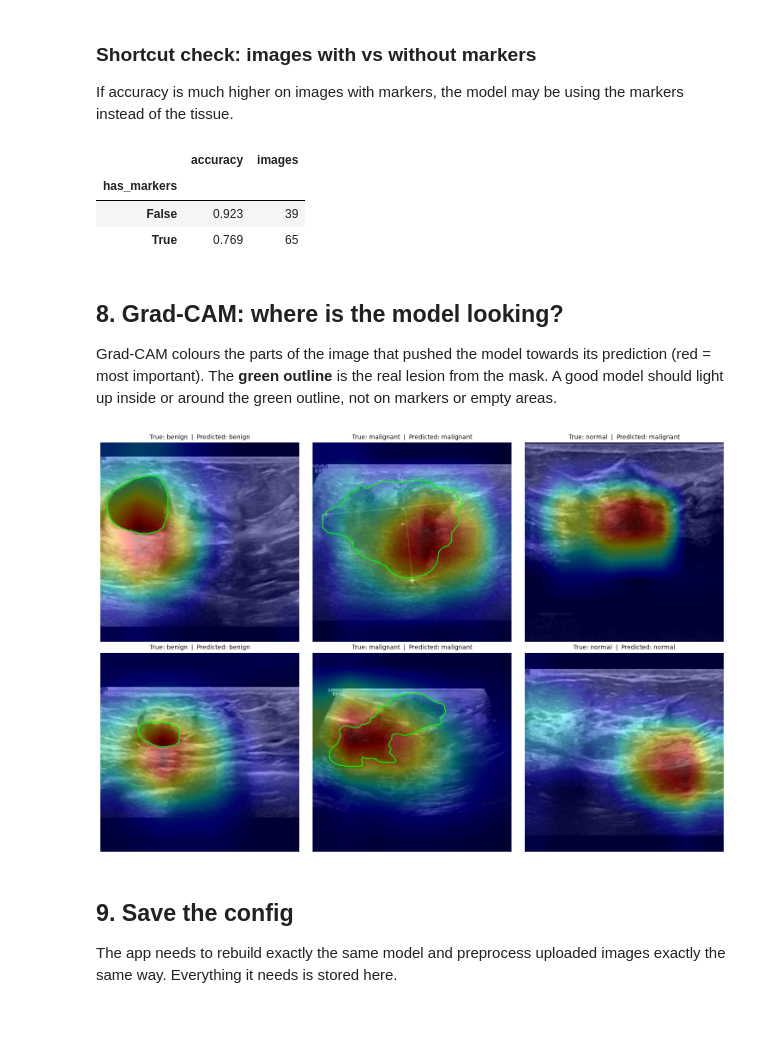
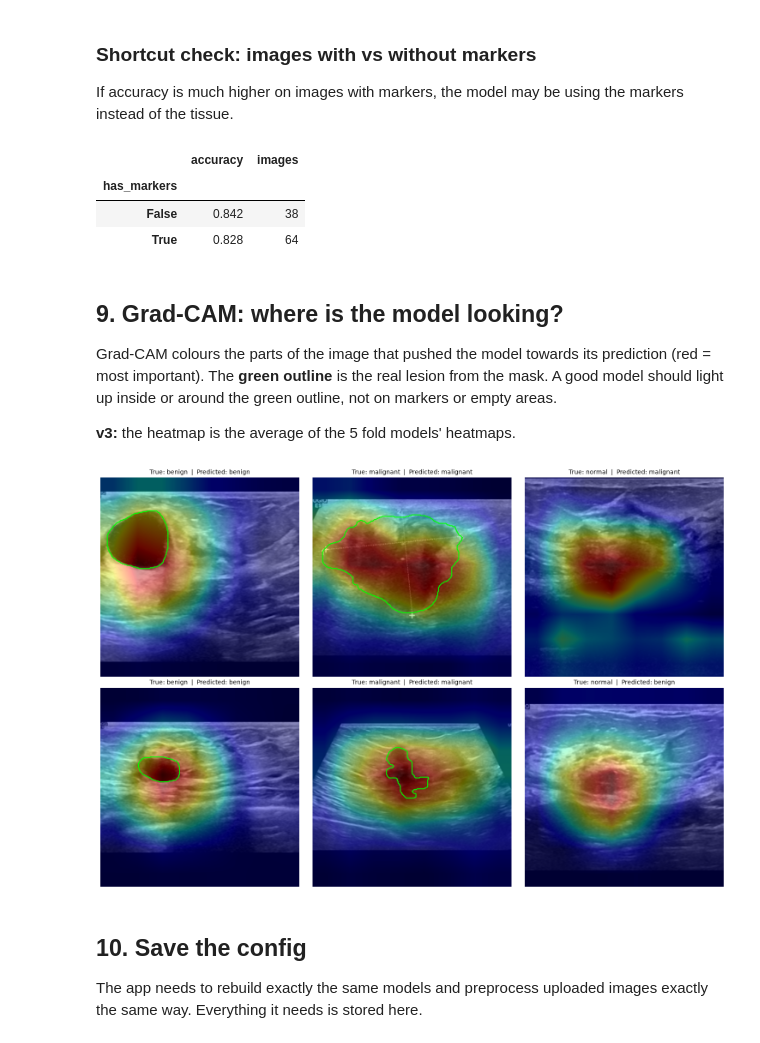
Before and after one commit to Prajwaln08/breast-cancer-detection, a Jupyter notebook: ultrasonic_scans/02_model_classifier.ipynb, the cells around one changed output. Cells and saved outputs as stored; diff of their text form; code cells hidden in the pictures.

```diff
--- a/ultrasonic_scans/02_model_classifier.ipynb
+++ b/ultrasonic_scans/02_model_classifier.ipynb
@@ -503,0 +298,16 @@ plt.show()
+# %%
+fig, axes = plt.subplots(1, 2, figsize=(14, 5))
+for fold, fold_history in history.groupby('fold'):
+    for ax, metric in zip(axes, ['loss', 'acc']):
+        line, = ax.plot(fold_history['epoch'], fold_history[f'val_{metric}'], label=f'Fold {fold} (validation)')
+        ax.plot(fold_history['epoch'], fold_history[f'train_{metric}'], color=line.get_color(), alpha=0.3, linestyle='--')
+        ax.axvline(best_epochs[fold], color=line.get_color(), linestyle=':', alpha=0.6)
+
+for ax, title in zip(axes, ['Loss', 'Accuracy']):
+    ax.set_xlabel('Epoch')
+    ax.set_title(f'{title} per fold (solid = validation, dashed = train, dotted = best epoch)')
+    ax.legend()
+
+plt.tight_layout()
+plt.savefig(OUTPUT_DIR / 'training_curves.png', dpi=120, bbox_inches='tight')
+plt.show()
@@ -503,0 +566,20 @@ plt.show()
+# %%
+is_tumour, p_tumour = y_true != 0, probs[:, 1] + probs[:, 2]       # 1. Tumour vs normal
+is_malignant, p_malignant = y_true == 2, probs[:, 2]              # 2. Malignant vs the rest
+
+fig, axes = plt.subplots(1, 2, figsize=(12, 5))
+for ax, (title, truth, score, auc) in zip(axes, [
+    ('Tumour vs normal', is_tumour, p_tumour, metrics['tumour_roc_auc']),
+    ('Malignant vs rest', is_malignant, p_malignant, metrics['malignant_roc_auc']),
+]):
+    false_pos_rate, true_pos_rate, _ = roc_curve(truth, score)
+    ax.plot(false_pos_rate, true_pos_rate, label=f'AUC = {auc:.3f}')
+    ax.plot([0, 1], [0, 1], color='grey', linestyle='--', label='Random guess')
+    ax.set_xlabel('False positive rate')
+    ax.set_ylabel('True positive rate (recall)')
+    ax.set_title(f'{title} (v3 ensemble)')
+    ax.legend()
+
+plt.tight_layout()
+plt.savefig(OUTPUT_DIR / 'roc_curves.png', dpi=120, bbox_inches='tight')
+plt.show()
@@ -509,20 +593,23 @@ If accuracy is much higher on images with markers, the model may be using the ma
 marker_check = results.groupby('has_markers')['correct'].agg(accuracy='mean', images='count')
 metrics['accuracy_with_markers'] = float(marker_check['accuracy'].get(True, float('nan')))
 metrics['accuracy_without_markers'] = float(marker_check['accuracy'].get(False, float('nan')))
-metrics['malignant_threshold'] = MALIGNANT_THRESHOLD     # v2: the decision rule used for these results
+metrics['malignant_threshold'] = MALIGNANT_THRESHOLD     # the decision rule used for these results
+metrics['n_models'] = N_FOLDS
 metrics['test_images'] = int(len(y_true))
 
-(OUTPUT_DIR / 'metrics.json').write_text(json.dumps(metrics, indent=2))   # save all test results (v2)
+(OUTPUT_DIR / 'metrics.json').write_text(json.dumps(metrics, indent=2))   # save all test results (v3)
 marker_check.round(3)
 # %% [output]
 |  | accuracy | images |
 | has_markers |  |  |
-| False | 0.923 | 39 |
-| True | 0.769 | 65 |
+| False | 0.842 | 38 |
+| True | 0.828 | 64 |
 # %% [markdown]
-## 8. Grad-CAM: where is the model looking?
+## 9. Grad-CAM: where is the model looking?
 
 Grad-CAM colours the parts of the image that pushed the model towards its prediction (red = most important). The **green outline** is the real lesion from the mask. A good model should light up inside or around the green outline, not on markers or empty areas.
+
+**v3:** the heatmap is the average of the 5 fold models' heatmaps.
 # %%
 def grad_cam(model, image_tensor, class_index):
     """Heatmap (IMAGE_SIZE x IMAGE_SIZE, 0 to 1) of the regions that support class_index."""
@@ -548,32 +635,34 @@ def load_padded_mask(mask_paths):
 # %%
 examples = test_df.groupby('label', group_keys=False).sample(2, random_state=RANDOM_STATE)   # 2 per class
 
 fig, axes = plt.subplots(2, 3, figsize=(15, 10))
 for ax, row in zip(axes.T.flat, examples.itertuples()):
     image = pad_to_square(Image.open(DATA_DIR / row.image_path))
     tensor = eval_transform(image)
 
     with torch.no_grad():
-        image_probs = torch.softmax(model(tensor.unsqueeze(0).to(device)), dim=1).cpu().numpy()
-    prediction = int(decide(image_probs, MALIGNANT_THRESHOLD)[0])                 # v2: tuned threshold
-    cam = grad_cam(model, tensor, prediction)
+        image_probs = np.mean([torch.softmax(net(tensor.unsqueeze(0).to(device)), dim=1).cpu().numpy()
+                               for net in fold_models], axis=0)                  # v3: ensemble probabilities
+    prediction = int(decide(image_probs, MALIGNANT_THRESHOLD)[0])
+    cam = np.mean([grad_cam(net, tensor, prediction) for net in fold_models], axis=0)   # v3: average heatmap
+    cam = cam / (cam.max() + 1e-8)
 
     ax.imshow(image, cmap='gray')
     ax.imshow(cam, cmap='jet', alpha=0.4)                                         # Grad-CAM heatmap
     mask = load_padded_mask(row.mask_paths)
     if mask.any():
         ax.contour(mask, levels=[0.5], colors='lime', linewidths=1.5)            # real lesion outline
     ax.set_title(f'True: {row.label}  |  Predicted: {CLASSES[prediction]}', fontsize=10)
     ax.axis('off')
 
 plt.tight_layout()
 plt.savefig(OUTPUT_DIR / 'gradcam_examples.png', dpi=120, bbox_inches='tight')
 plt.show()
 # %% [output]
-[figure, old version]
+[figure, new version]
 # %% [markdown]
-## 9. Save the config
+## 10. Save the config
 
-The app needs to rebuild exactly the same model and preprocess uploaded images exactly the same way. Everything it needs is stored here.
+The app needs to rebuild exactly the same models and preprocess uploaded images exactly the same way. Everything it needs is stored here.
 # %%
 config = {
```
Also changed, not shown: parts of 50 cells of this notebook, 1 other file.
